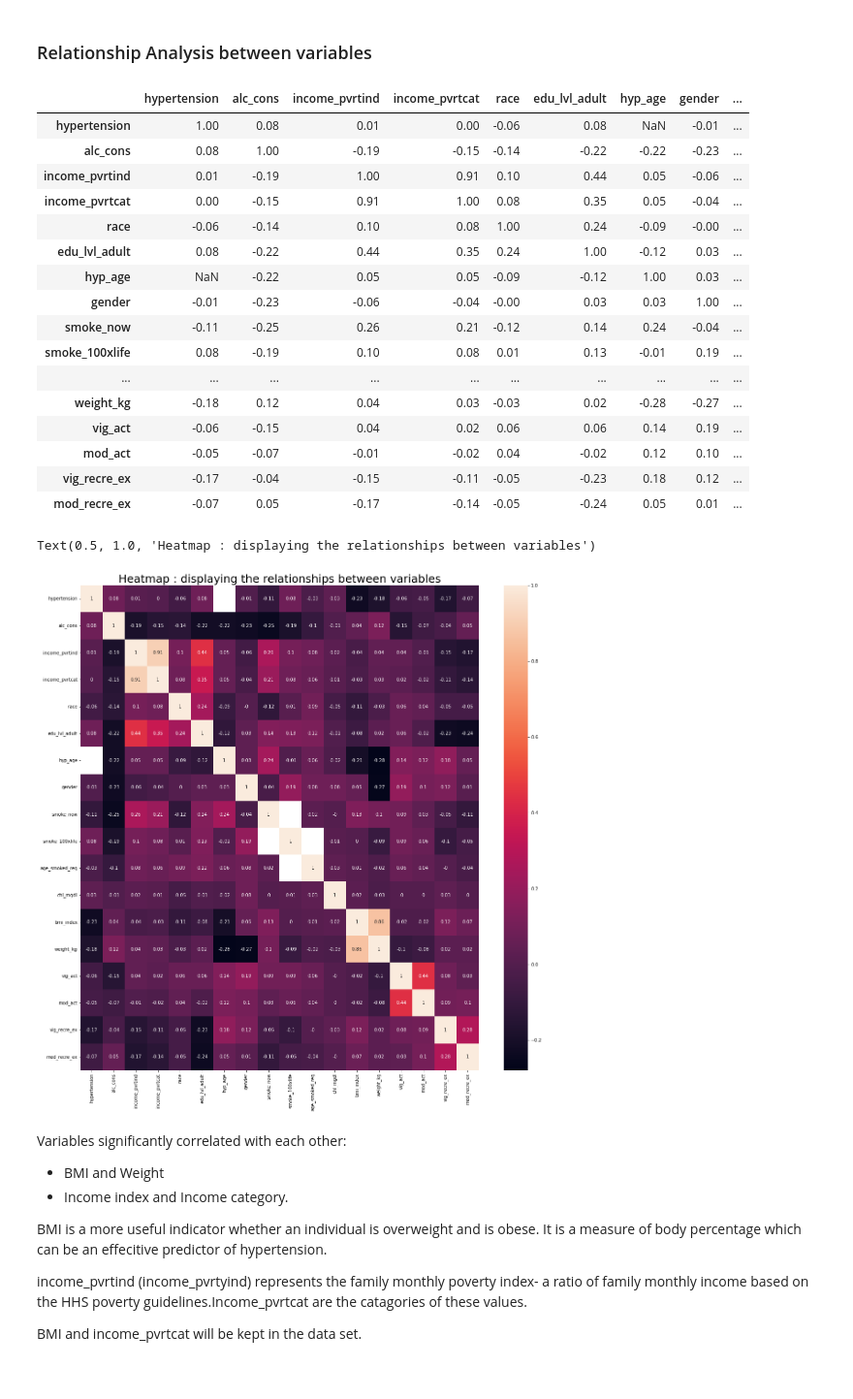
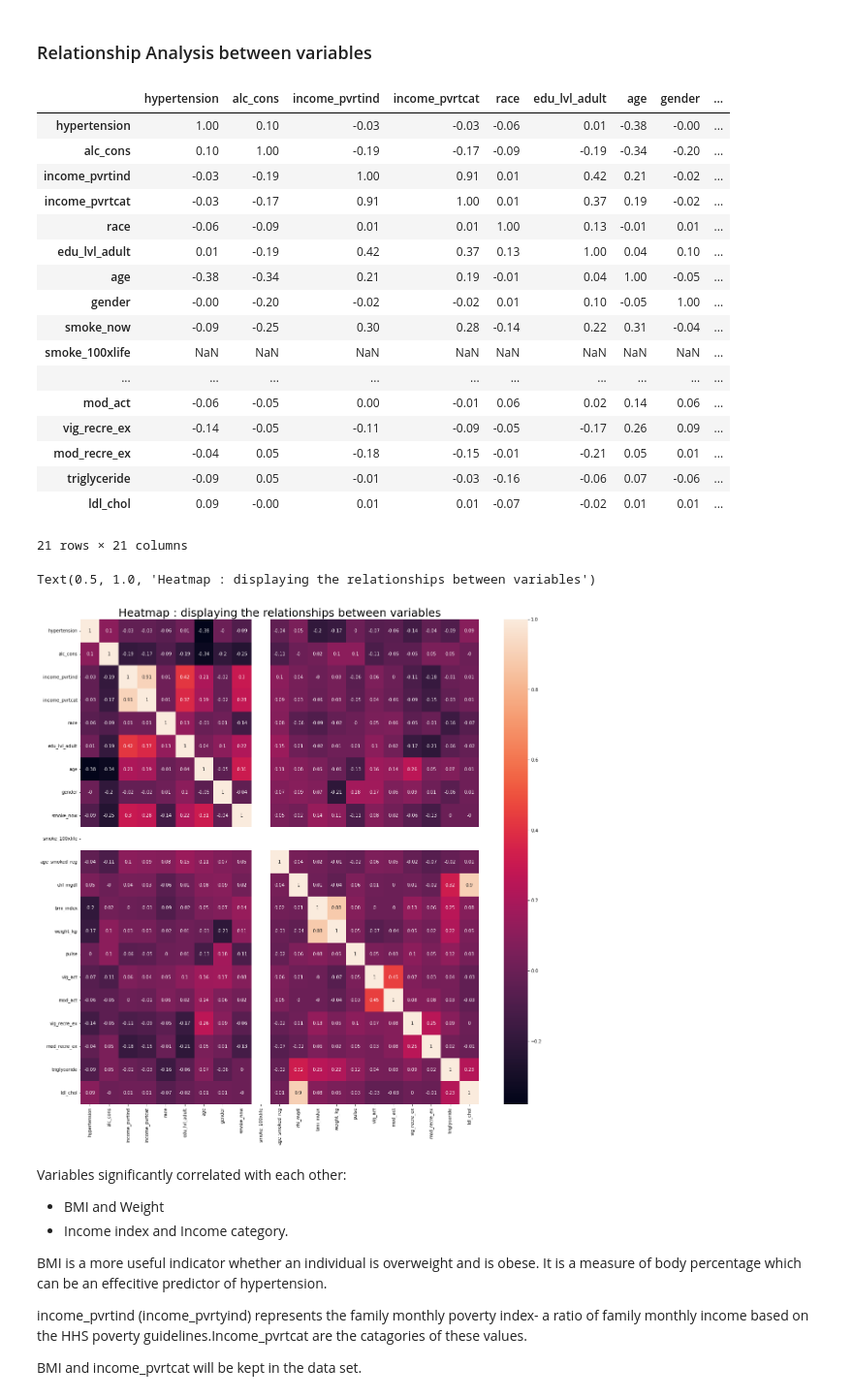
Before and after one commit to bgabr/predicting-risk-of-hypertension-using-NHANES-data, a Jupyter notebook: Project.ipynb, the cells around one changed output. Shown: that part at 97% size. Drawn from its saved outputs; the diff is of its cells as text; code cells hidden in the pictures.

```diff
--- a/Project.ipynb
+++ b/Project.ipynb
@@ -412,11 +412,12 @@ final.set_index('SEQN')
 #Extracting risk factors of hypertension into a new df
 
 
-hyp_nhanes = pd.DataFrame().assign(ID = final['SEQN'],hypertension=final['BPQ020'],alc_cons=final['ALQ130'], income_pvrtind= final['INDFMMPI'],income_pvrtcat= final['INDFMMPC'],race=final['RIDRETH1'],
-edu_lvl_adult=final['DMDEDUC2'],hyp_age=final['BPD035'],gender=final['RIAGENDR'],avg_cig30d=final['SMD650'], smoke_now=final['SMQ040'],
-smoke_100xlife=final['SMQ020'],age_smoked_reg=final['SMD030'],chl_mgdl=final['LBXTC'],
-bmi_index=final['BMXBMI'],weight_kg=final['BMXWT'],vig_act=final['PAQ605'],mod_act=final['PAQ620'],vig_recre_ex=final['PAQ650'],
- mod_recre_ex=final['PAQ665'])
+hyp_nhanes = pd.DataFrame().assign(ID = final['SEQN'],hypertension=final['BPQ020'],alc_cons=final['ALQ130'],
+income_pvrtind= final['INDFMMPI'],income_pvrtcat=final['INDFMMPC'],race=final['RIDRETH1'],
+edu_lvl_adult=final['DMDEDUC2'],age=final['RIDAGEYR'],gender=final['RIAGENDR'],avg_cig30d=final['SMD650'],
+smoke_now=final['SMQ040'],smoke_100xlife=final['SMQ020'],age_smoked_reg=final['SMD030'],chl_mgdl=final['LBXTC'],
+bmi_index=final['BMXBMI'], weight_kg=final['BMXWT'],pulse=final['BPXPLS'],vig_act=final['PAQ605'],mod_act=final['PAQ620'],
+vig_recre_ex=final['PAQ650'],mod_recre_ex=final['PAQ665'],triglyceride=final['LBXTR'],ldl_chol = final['LBDLDL'])
 # %%
 hyp_nhanes.head()
 # %% [output]
@@ -669,29 +651,30 @@ plt.show()
 # %%
 #Calculating spearman correlation between predictor variables and the target variable
 
 import scipy
 import seaborn as sns
 from scipy.stats import spearmanr
-hyp_corr = hyp.corr(method='spearman').round(2)
+hyp_corr = hyp_df.corr(method='spearman').round(2)
 hyp_corr
 # %% [output]
-|  | hypertension | alc_cons | income_pvrtind | income_pvrtcat | race | edu_lvl_adult | hyp_age | gender | ... |
-| hypertension | 1.00 | 0.08 | 0.01 | 0.00 | -0.06 | 0.08 | NaN | -0.01 | ... |
-| alc_cons | 0.08 | 1.00 | -0.19 | -0.15 | -0.14 | -0.22 | -0.22 | -0.23 | ... |
-| income_pvrtind | 0.01 | -0.19 | 1.00 | 0.91 | 0.10 | 0.44 | 0.05 | -0.06 | ... |
-| income_pvrtcat | 0.00 | -0.15 | 0.91 | 1.00 | 0.08 | 0.35 | 0.05 | -0.04 | ... |
-| race | -0.06 | -0.14 | 0.10 | 0.08 | 1.00 | 0.24 | -0.09 | -0.00 | ... |
-| edu_lvl_adult | 0.08 | -0.22 | 0.44 | 0.35 | 0.24 | 1.00 | -0.12 | 0.03 | ... |
-| hyp_age | NaN | -0.22 | 0.05 | 0.05 | -0.09 | -0.12 | 1.00 | 0.03 | ... |
-| gender | -0.01 | -0.23 | -0.06 | -0.04 | -0.00 | 0.03 | 0.03 | 1.00 | ... |
-| smoke_now | -0.11 | -0.25 | 0.26 | 0.21 | -0.12 | 0.14 | 0.24 | -0.04 | ... |
-| smoke_100xlife | 0.08 | -0.19 | 0.10 | 0.08 | 0.01 | 0.13 | -0.01 | 0.19 | ... |
+|  | hypertension | alc_cons | income_pvrtind | income_pvrtcat | race | edu_lvl_adult | age | gender | ... |
+| hypertension | 1.00 | 0.10 | -0.03 | -0.03 | -0.06 | 0.01 | -0.38 | -0.00 | ... |
+| alc_cons | 0.10 | 1.00 | -0.19 | -0.17 | -0.09 | -0.19 | -0.34 | -0.20 | ... |
+| income_pvrtind | -0.03 | -0.19 | 1.00 | 0.91 | 0.01 | 0.42 | 0.21 | -0.02 | ... |
+| income_pvrtcat | -0.03 | -0.17 | 0.91 | 1.00 | 0.01 | 0.37 | 0.19 | -0.02 | ... |
+| race | -0.06 | -0.09 | 0.01 | 0.01 | 1.00 | 0.13 | -0.01 | 0.01 | ... |
+| edu_lvl_adult | 0.01 | -0.19 | 0.42 | 0.37 | 0.13 | 1.00 | 0.04 | 0.10 | ... |
+| age | -0.38 | -0.34 | 0.21 | 0.19 | -0.01 | 0.04 | 1.00 | -0.05 | ... |
+| gender | -0.00 | -0.20 | -0.02 | -0.02 | 0.01 | 0.10 | -0.05 | 1.00 | ... |
+| smoke_now | -0.09 | -0.25 | 0.30 | 0.28 | -0.14 | 0.22 | 0.31 | -0.04 | ... |
+| smoke_100xlife | NaN | NaN | NaN | NaN | NaN | NaN | NaN | NaN | ... |
 | ... | ... | ... | ... | ... | ... | ... | ... | ... | ... |
-| weight_kg | -0.18 | 0.12 | 0.04 | 0.03 | -0.03 | 0.02 | -0.28 | -0.27 | ... |
-| vig_act | -0.06 | -0.15 | 0.04 | 0.02 | 0.06 | 0.06 | 0.14 | 0.19 | ... |
-| mod_act | -0.05 | -0.07 | -0.01 | -0.02 | 0.04 | -0.02 | 0.12 | 0.10 | ... |
-| vig_recre_ex | -0.17 | -0.04 | -0.15 | -0.11 | -0.05 | -0.23 | 0.18 | 0.12 | ... |
-| mod_recre_ex | -0.07 | 0.05 | -0.17 | -0.14 | -0.05 | -0.24 | 0.05 | 0.01 | ... |
+| mod_act | -0.06 | -0.05 | 0.00 | -0.01 | 0.06 | 0.02 | 0.14 | 0.06 | ... |
+| vig_recre_ex | -0.14 | -0.05 | -0.11 | -0.09 | -0.05 | -0.17 | 0.26 | 0.09 | ... |
+| mod_recre_ex | -0.04 | 0.05 | -0.18 | -0.15 | -0.01 | -0.21 | 0.05 | 0.01 | ... |
+| triglyceride | -0.09 | 0.05 | -0.01 | -0.03 | -0.16 | -0.06 | 0.07 | -0.06 | ... |
+| ldl_chol | 0.09 | -0.00 | 0.01 | 0.01 | -0.07 | -0.02 | 0.01 | 0.01 | ... |
+21 rows × 21 columns
 # %%
 #Heatmap
 import seaborn as sns
@@ -701,7 +684,7 @@ plt.title('Heatmap : displaying the relationships between variables',
          fontsize=25)
 # %% [output]
 Text(0.5, 1.0, 'Heatmap : displaying the relationships between variables')
-[figure, old version]
+[figure, new version]
 # %% [markdown]
 Variables significantly correlated with each other:
 
```
Also changed, not shown: parts of 22 cells of this notebook.
